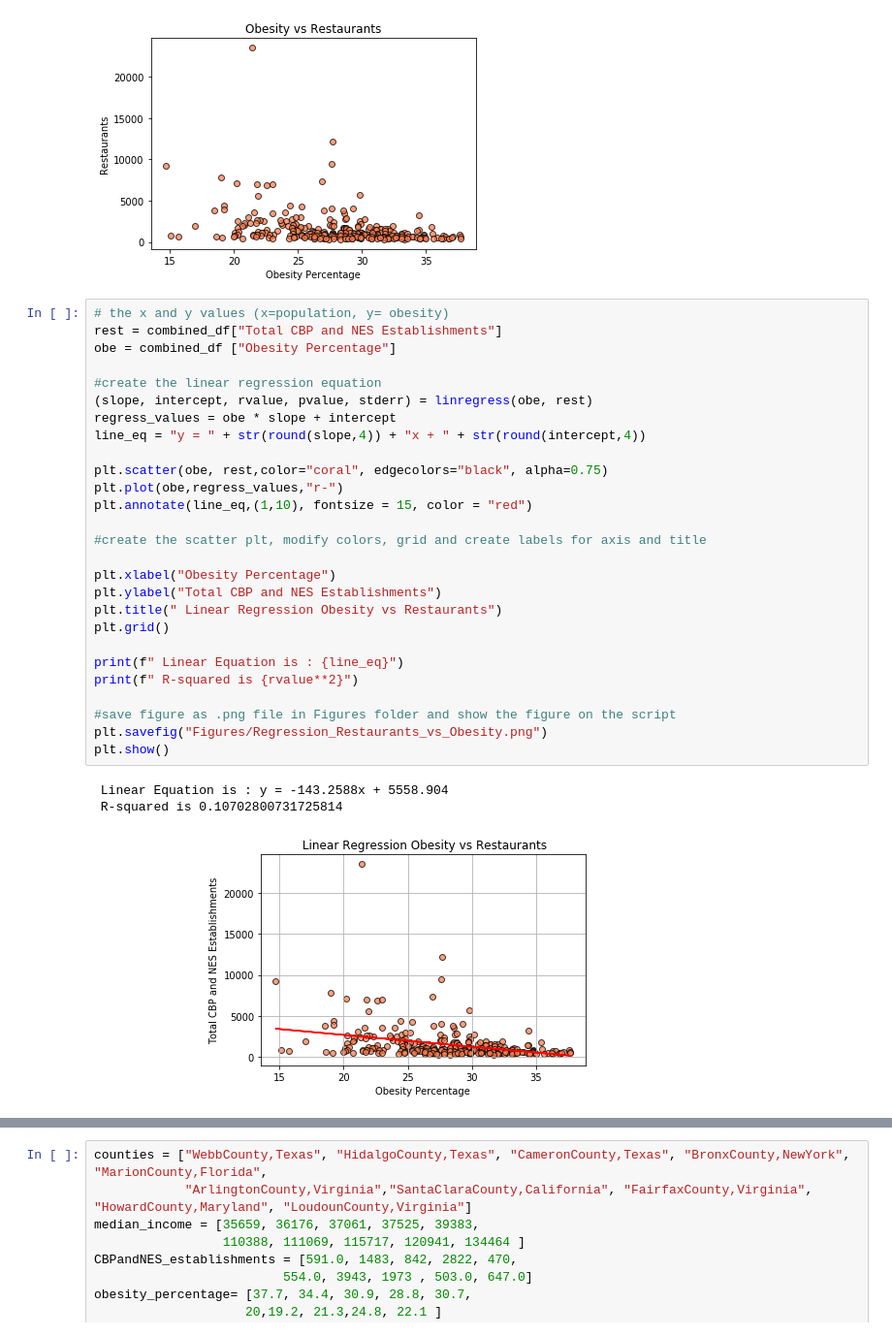
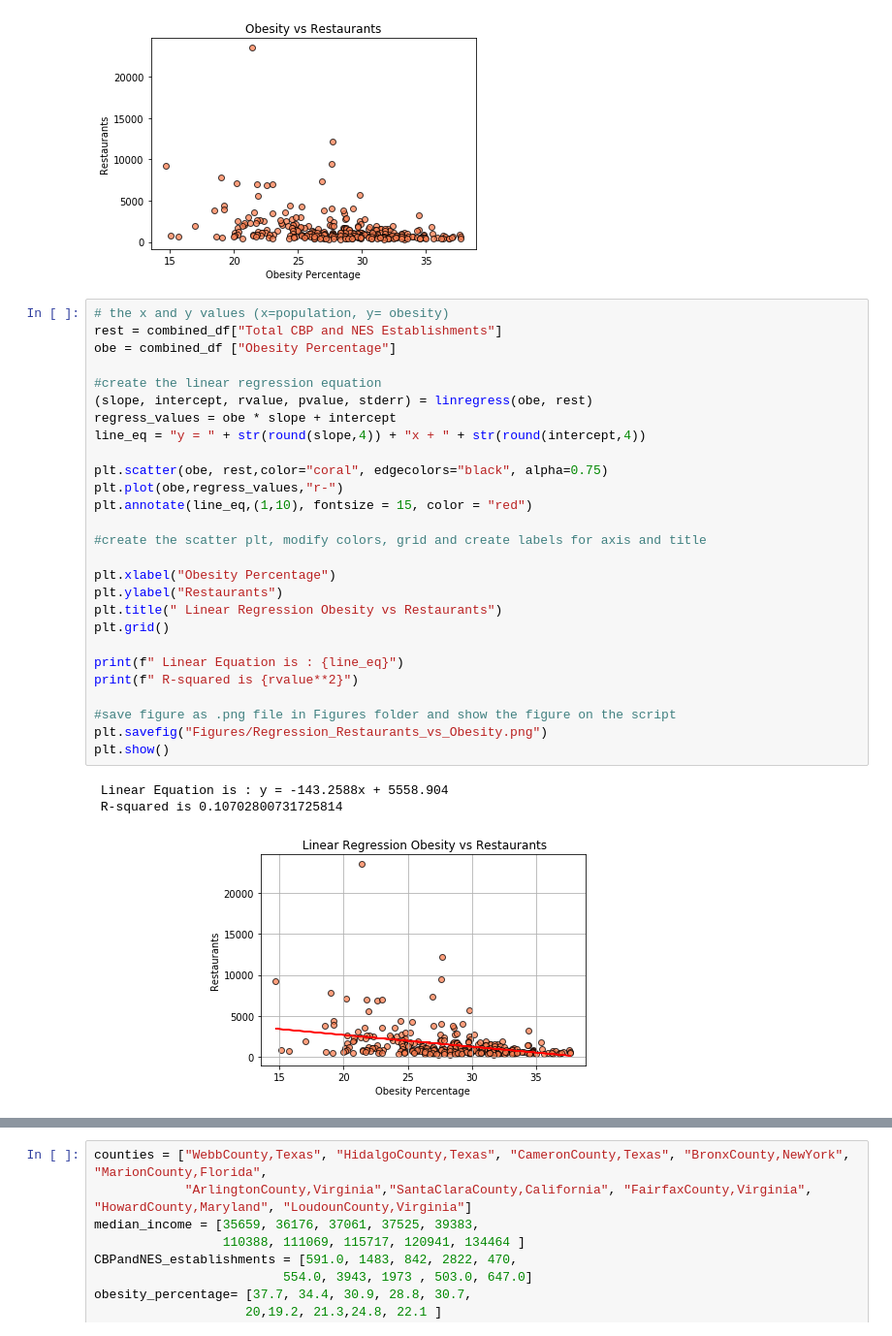
Before and after one commit to liliana-ilut/The-Mockingbirds, a Jupyter notebook: Clean Data/BarsAndGraphs.ipynb, the cells around one changed output, grey strips where cells are left out. Shown at 97% size. Drawn from its saved outputs; the diff is of its cells as text.

```diff
--- a/Clean Data/BarsAndGraphs.ipynb
+++ b/Clean Data/BarsAndGraphs.ipynb
@@ -112,34 +112,34 @@ plt.show()
 # %%
 # the x and y values (x=population, y= obesity)
 rest = combined_df["Total CBP and NES Establishments"]
 obe = combined_df ["Obesity Percentage"]
 
 #create the linear regression equation
 (slope, intercept, rvalue, pvalue, stderr) = linregress(obe, rest)
 regress_values = obe * slope + intercept
 line_eq = "y = " + str(round(slope,4)) + "x + " + str(round(intercept,4))
 
 plt.scatter(obe, rest,color="coral", edgecolors="black", alpha=0.75)
 plt.plot(obe,regress_values,"r-")
 plt.annotate(line_eq,(1,10), fontsize = 15, color = "red")
 
 #create the scatter plt, modify colors, grid and create labels for axis and title
 
 plt.xlabel("Obesity Percentage")
-plt.ylabel("Total CBP and NES Establishments")
+plt.ylabel("Restaurants")
 plt.title(" Linear Regression Obesity vs Restaurants")
 plt.grid()
 
 print(f" Linear Equation is : {line_eq}")
 print(f" R-squared is {rvalue**2}")
 
 #save figure as .png file in Figures folder and show the figure on the script
 plt.savefig("Figures/Regression_Restaurants_vs_Obesity.png")
 plt.show()
 # %% [output]
  Linear Equation is : y = -143.2588x + 5558.904
  R-squared is 0.10702800731725814
-[figure, old version]
+[figure, new version]
 # %%
 #4 question Restaurants vs Income
 
```
Also changed, not shown: parts of 5 cells of this notebook, 6 other files.
